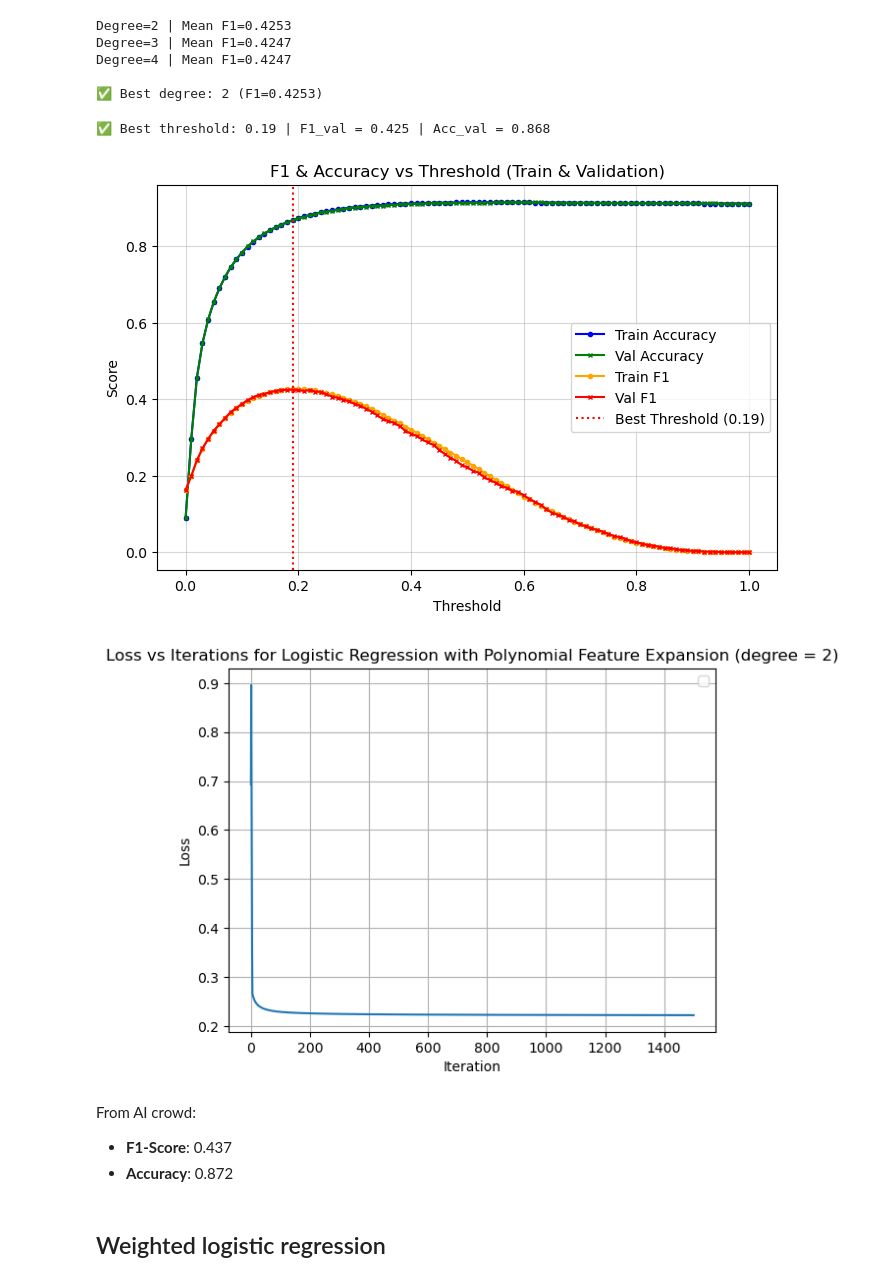
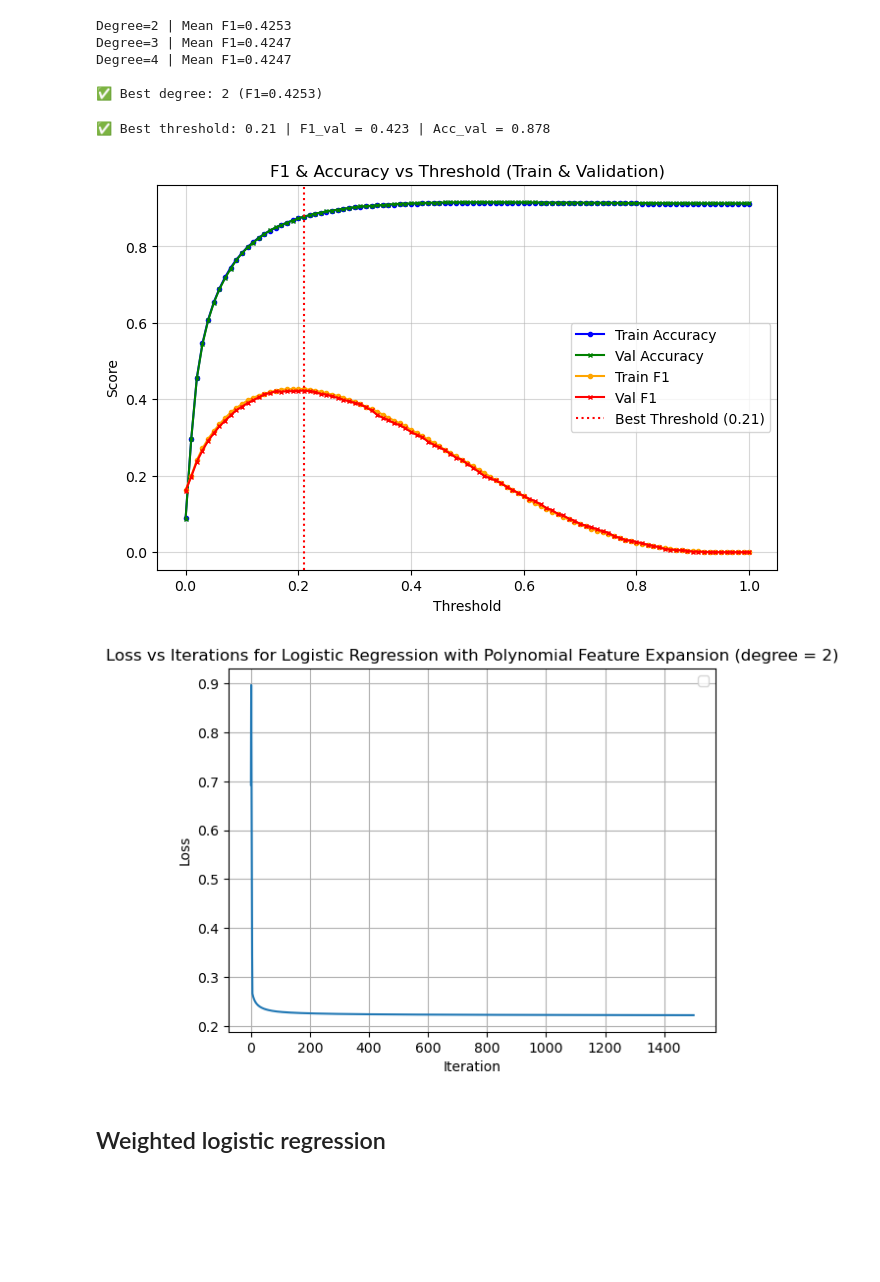
Before and after one commit to nathanmutin/MilaLyon, a Jupyter notebook: notebooks/crossvalidation.ipynb, the cells around one changed output. Cells and saved outputs as stored; diff of their text form; code cells hidden in the pictures; blank space fills up the shorter version.

```diff
--- a/notebooks/crossvalidation.ipynb
+++ b/notebooks/crossvalidation.ipynb
@@ -88,7 +97,7 @@ Ratio of majority class to minority class: 10.32
 # %% [markdown]
 Crossvalidation to find best learning rate
 # %%
-max_iter = 2000
+max_iter = 1500
 # %%
 # Using the generic cross-validation function
 def learning_function(y, tx, gamma):
@@ -204,22 +210,22 @@ best_degree = 2
 # %%
 x_train_poly = build_poly(data_copy['x_train'], best_degree, to_expand=data_copy['continuous'])
 x_val_poly = build_poly(data_copy['x_val'], best_degree, to_expand=data_copy['continuous'])
 x_test_poly = build_poly(data_copy['x_test'], best_degree, to_expand=data_copy['continuous'])
 
-weights_2, losses_2 = logistic_regression(data_copy['y_train'], x_train_poly, np.zeros(x_train_poly.shape[1]), max_iters=1500, gamma=best_gamma, return_history=True)
+weights_2, losses_2 = logistic_regression(data_copy['y_train'], x_train_poly, np.zeros(x_train_poly.shape[1]), max_iters=max_iter, gamma=best_gamma, return_history=True)
 
 best_t = plot_training_validation_performance(x_train_poly, data_copy['y_train'], x_val_poly, data_copy['y_val'], weights_2, losses_2)
 
 plt.plot(losses_2)
 plt.xlabel("Iteration")
 plt.ylabel("Loss")
 plt.title(f"Loss vs Iterations for Logistic Regression with Polynomial Feature Expansion (degree = {best_degree})")
 plt.legend()
 plt.grid(True)
 plt.show()
 # %% [output]
-✅ Best threshold: 0.19 | F1_val = 0.425 | Acc_val = 0.868
+✅ Best threshold: 0.21 | F1_val = 0.423 | Acc_val = 0.878
-[figure, old version]
+[figure, new version]
 [figure]
 # %%
 #best_t = 0.17
@@ -228,10 +234,6 @@ test_pred = predict_labels_logistic(x_test_poly, weights_2[-1], threshold=best_t
 #Convert test_pred to 1 and -1
 test_pred = np.where(test_pred == 1, 1, -1)
 create_csv_submission(data_copy['test_ids'], test_pred, 'logistic_regression_submission.csv')
-# %% [markdown]
-From AI crowd:
-- **F1-Score**: 0.437
-- **Accuracy**: 0.872
 # %% [markdown]
 ## Weighted logistic regression
 # %%
```
Also changed, not shown: parts of 27 cells of this notebook, 6 other files.
